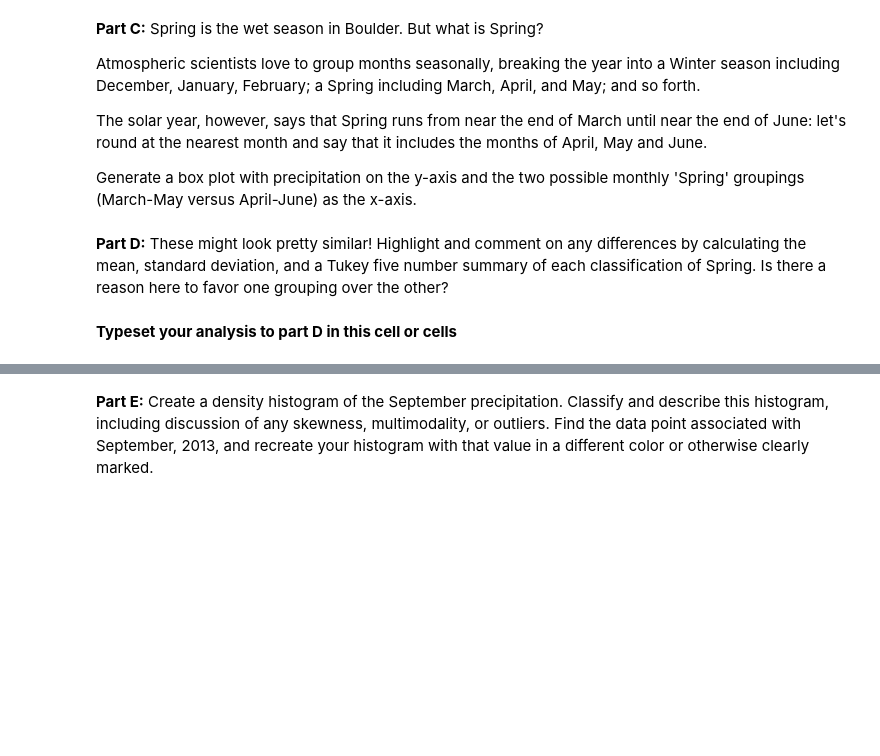
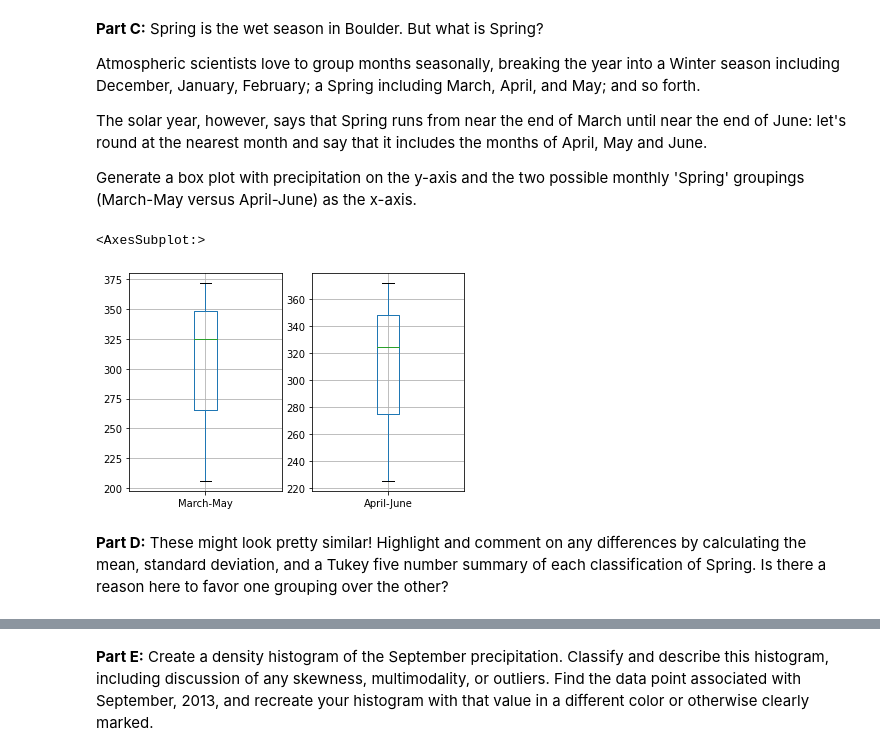
Before and after one commit to willemhscott/CSCI-3022, a Jupyter notebook: notebooks/Scott_Willem_HW1.ipynb, the cells around one changed output, grey strips where cells are left out. Cells and saved outputs as stored; diff of their text form; code cells hidden in the pictures; blank space fills up the shorter version.

```diff
--- a/notebooks/Scott_Willem_HW1.ipynb
+++ b/notebooks/Scott_Willem_HW1.ipynb
@@ -250,2 +319,15 @@ Generate a box plot with precipitation on the y-axis and the two possible monthl
+# %%
+figure, axes = plt.subplots(1, 2)
+nd = pd.DataFrame(dfPrecip[["MAR", "APR", "MAY"]].sum(), columns=["March-May"])
+kd = pd.DataFrame(dfPrecip[["APR", "MAY", "JUN"]].sum(), columns=["April-June"])
+
+nd.boxplot(ax=axes[0])
+kd.boxplot(ax=axes[1])
+
+# ndf = pd.DataFrame([nd, kd], columns=["March-May", "April-June"])
+# ndf.boxplot()
+# %% [output]
+<AxesSubplot:>
+[figure, added]
 # %% [markdown]
 **Part D:** These might look pretty similar!  Highlight and comment on any differences by calculating the mean, standard deviation, and a Tukey five number summary of each classification of Spring.  Is there a reason here to favor one grouping over the other?
@@ -254,2 +333,0 @@ Generate a box plot with precipitation on the y-axis and the two possible monthl
-# %% [markdown]
-**Typeset your analysis to part D in this cell or cells**
```
Also changed, not shown: parts of 26 cells of this notebook, 2 other files.
